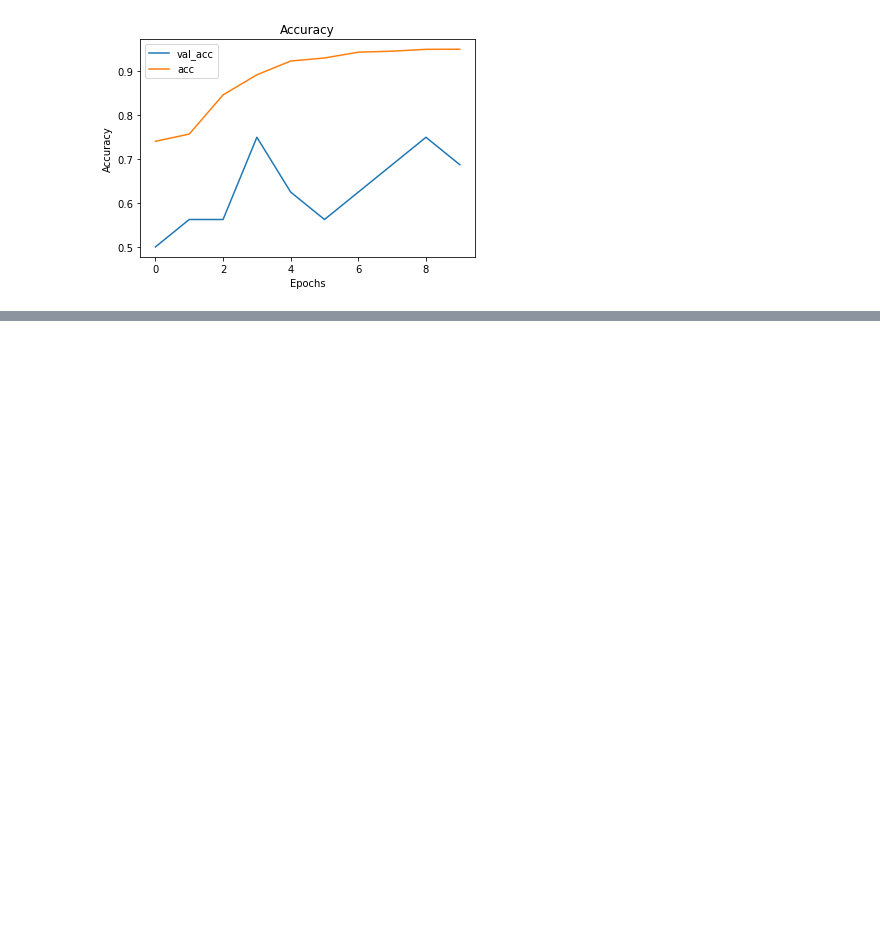
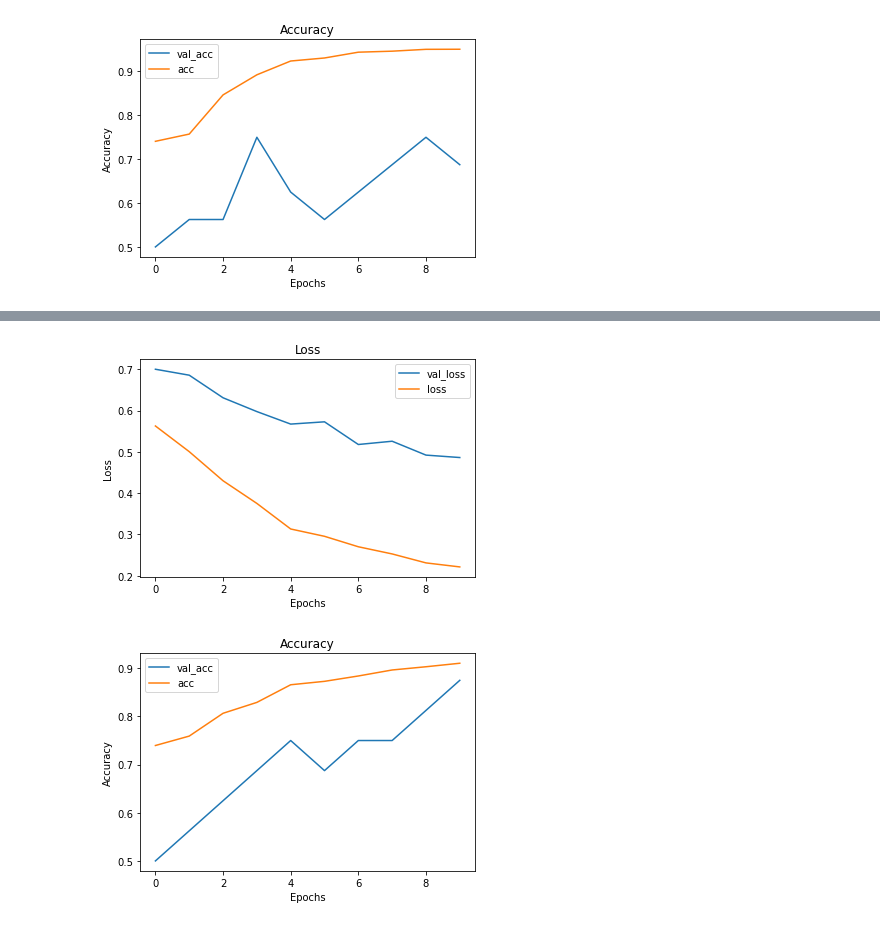
Before and after one commit to aharri123/Image-Classification, a Jupyter notebook: Image-Classification.ipynb, the cells around one changed output, grey strips where cells are left out. Cells and saved outputs as stored; diff of their text form; code cells hidden in the pictures; blank space fills up the shorter version.

Commit message:
Implemented dropout regularization

```diff
--- a/Image-Classification.ipynb
+++ b/Image-Classification.ipynb
@@ -538,0 +545,30 @@ visualize_training_results(history)
+# %%
+model2 = models.Sequential()
+model2.add(layers.Conv2D(32, (3, 3), activation='relu',
+                        input_shape=(64 ,64,  3)))
+
+model2.add(layers.MaxPooling2D((2, 2)))
+
+
+model2.add(Dropout(0.4))
+model2.add(layers.Conv2D(32, (4, 4), activation='relu'))
+model2.add(layers.MaxPooling2D((2, 2)))
+
+model2.add(Dropout(0.4))
+model2.add(layers.Conv2D(64, (3, 3), activation='relu'))
+model2.add(layers.MaxPooling2D((2, 2)))
+
+
+model2.add(layers.Flatten())
+model2.add(layers.Dense(64, activation='relu'))
+model2.add(Dropout(0.2))
+model2.add(layers.Dense(1, activation='sigmoid'))
+
+model2.compile(loss='binary_crossentropy',
+              optimizer="sgd",
+              metrics=['acc'])
+# %%
+history = model2.fit(X_train, y_train,
+                    epochs=10,
+                    batch_size=32,
+                    validation_data=(X_val, y_val))
@@ -538,0 +612,5 @@ visualize_training_results(history)
+# %%
+visualize_training_results(history)
+# %% [output]
+[figure, added]
+[figure, added]
```
Also changed, not shown: parts of 11 cells of this notebook.
